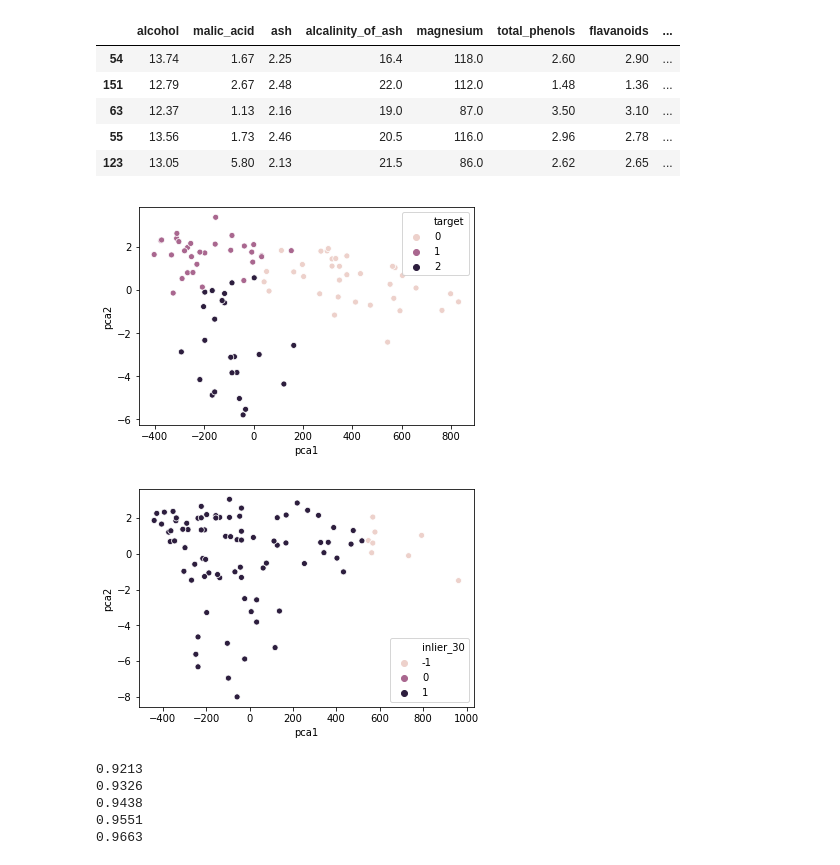
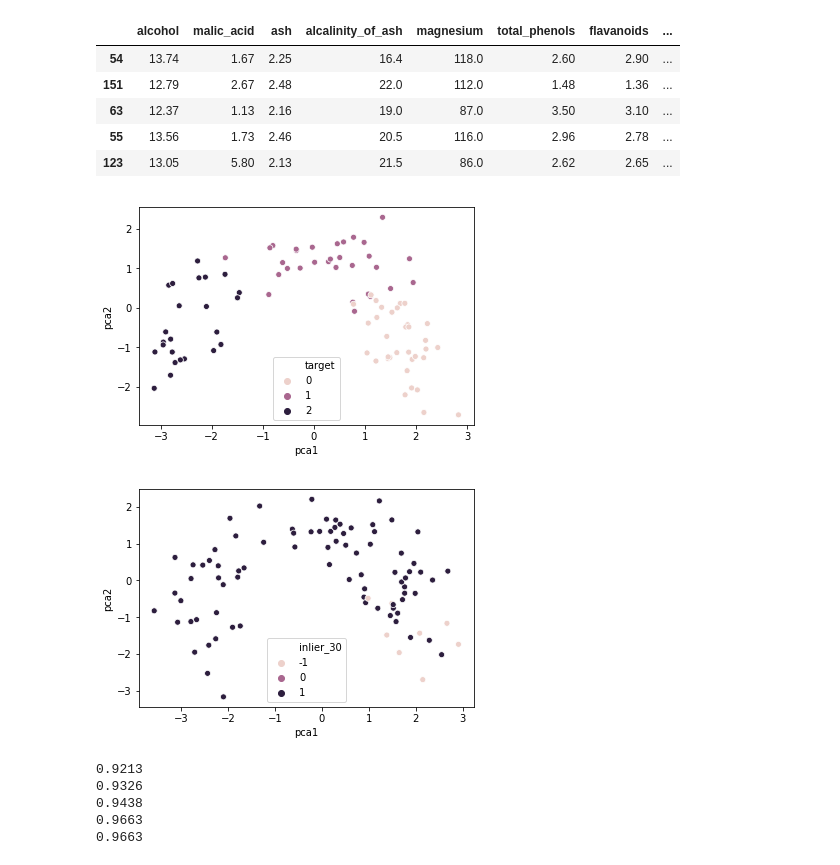
Before and after one commit to akolomenskaya/notebooks, a Jupyter notebook: 4_detect.ipynb, the cells around one changed output. Drawn from its saved outputs; the diff is of its cells as text; code cells hidden in the pictures.

```diff
--- a/4_detect.ipynb
+++ b/4_detect.ipynb
@@ -35,18 +36,22 @@ test = frame[split:]
 # %%
 import warnings
 warnings.filterwarnings('ignore')
 
-pca = KernelPCA(2, kernel='linear', random_state=0).fit(train[features])
+scaler = StandardScaler().fit(train[features])
+scaled_train = scaler.transform(train[features])
+scaled_test = scaler.transform(test[features])
 
-train['pca1'] = pca.transform(train[features]).T[0]
-train['pca2'] = pca.transform(train[features]).T[1]
+pca = KernelPCA(2, kernel='linear', random_state=0).fit(scaled_train)
 
-test['pca1'] = pca.transform(test[features]).T[0]
-test['pca2'] = pca.transform(test[features]).T[1]
+train['pca1'] = pca.transform(scaled_train).T[0]
+train['pca2'] = pca.transform(scaled_train).T[1]
+
+test['pca1'] = pca.transform(scaled_test).T[0]
+test['pca2'] = pca.transform(scaled_test).T[1]
 
 sns.scatterplot(x="pca1", y="pca2", hue="target", data=test);
 # %% [output]
-[figure, old version]
+[figure, new version]
 # %%
 inliers = []
 for depth in range(5, 35, 5):
@@ -58,9 +63,9 @@ for depth in range(5, 35, 5):
   inliers.append('inlier_' + str(depth))
 
 sns.scatterplot(x="pca1", y="pca2", hue=inliers[-1], data=train);
-plt.savefig('/home/8.svg', format='SVG')
+plt.savefig('/home/andrey/8.svg', format='SVG')
 # %% [output]
-[figure, old version]
+[figure, new version]
 # %%
 from sklearn.ensemble import GradientBoostingClassifier
 from sklearn.linear_model import LogisticRegression
@@ -83,5 +88,5 @@ print("%.4f" % classifier.score(test[features + ['pca1', 'pca2']], test.target))
 0.9213
 0.9326
 0.9438
-0.9551
 0.9663
+0.9663
```
Also changed, not shown: parts of 1 cell of this notebook.
